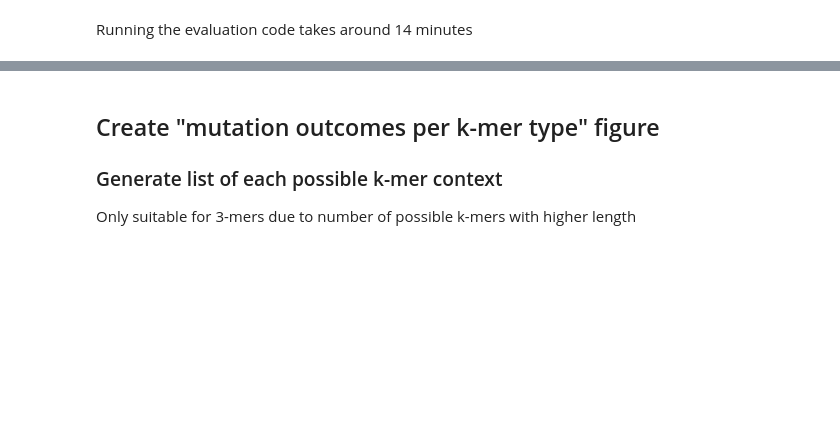
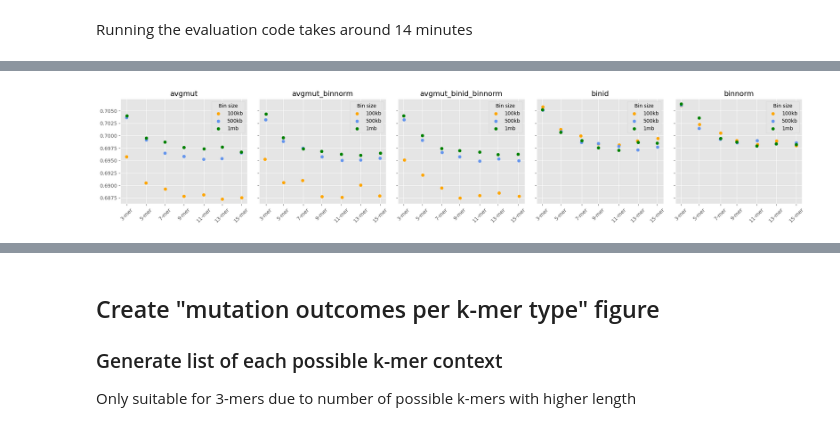
Before and after one commit to grnimrod/mutation-probs-nn, a Jupyter notebook: src/inference.ipynb, the cells around one changed output, grey strips where cells are left out. Drawn from its saved outputs; the diff is of its cells as text; code cells hidden in the pictures; blank space fills up the shorter version.

```diff
--- a/src/inference.ipynb
+++ b/src/inference.ipynb
@@ -115,0 +144,17 @@ plt.show()
+# %%
+with open("/faststorage/project/MutationAnalysis/Nimrod/results/log_losses_combined_models_C.json") as f:
+    all_losses = json.load(f)
+# %%
+rows = []
+
+for feature_set, data_versions in all_losses.items():
+    for data_version, bin_sizes in data_versions.items():
+        for bin_size, loss in bin_sizes.items():
+            rows.append({
+                "feature_set": feature_set,
+                "data_version": data_version,
+                "bin_size": bin_size,
+                "loss": loss
+            })
+# %%
+losses_df = pd.DataFrame(rows)
@@ -115,0 +179,40 @@ plt.show()
+# %%
+plt.style.use("ggplot")
+
+x_labels = ["3-mer", "5-mer", "7-mer", "9-mer", "11-mer", "13-mer", "15-mer"]
+x_vals = np.arange(len(x_labels)) # Convert labels to integers
+
+binsize_order = ["100kb", "500kb", "1mb"]
+losses_df["bin_size"] = pd.Categorical(losses_df["bin_size"], categories=binsize_order, ordered=True)
+
+# Obtain number of different feature sets to group by and facet later
+feature_sets = losses_df["feature_set"].unique()
+n_feature_sets = len(feature_sets)
+
+colors = {"100kb": "orange", "500kb": "cornflowerblue", "1mb": "green"}
+jitter = 0.025
+
+fig, axes = plt.subplots(nrows=1, ncols=n_feature_sets, figsize=(4 * n_feature_sets, 4), sharey=True)
+
+for ax, feature_set in zip(axes, feature_sets):
+    sub_df = losses_df[losses_df["feature_set"] == feature_set]
+
+    for bin_size, group in sub_df.groupby("bin_size", observed=True):
+        x_vals = x_vals + np.random.uniform(-jitter, jitter, size=len(x_vals))
+        ax.scatter(
+            x=x_vals,
+            y=group["loss"],
+            label=bin_size,
+            color=colors[bin_size]
+        )
+
+    ax.set_title(feature_set)
+    ax.set_xticks(x_vals)
+    ax.set_xticklabels(x_labels)
+    ax.tick_params(axis="x", rotation=45)
+    ax.legend(title="Bin size")
+
+plt.tight_layout()
+plt.show()
+# %% [output]
+[figure, added]
```
Also changed, not shown: parts of 14 cells of this notebook.
